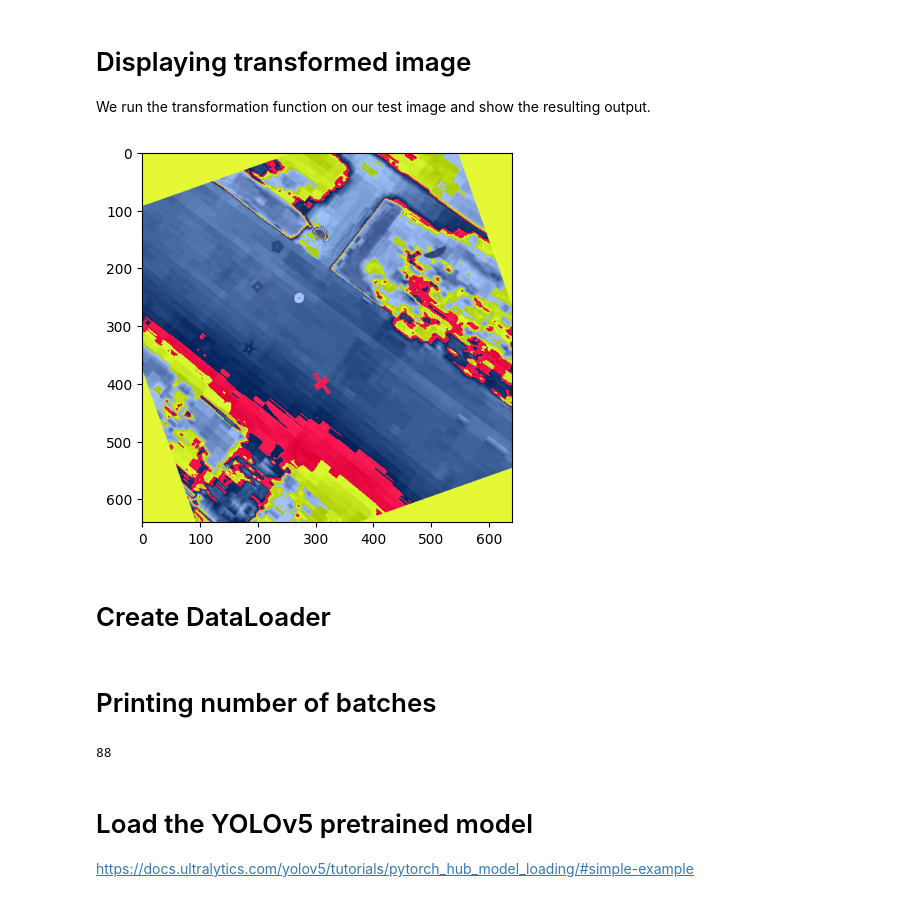
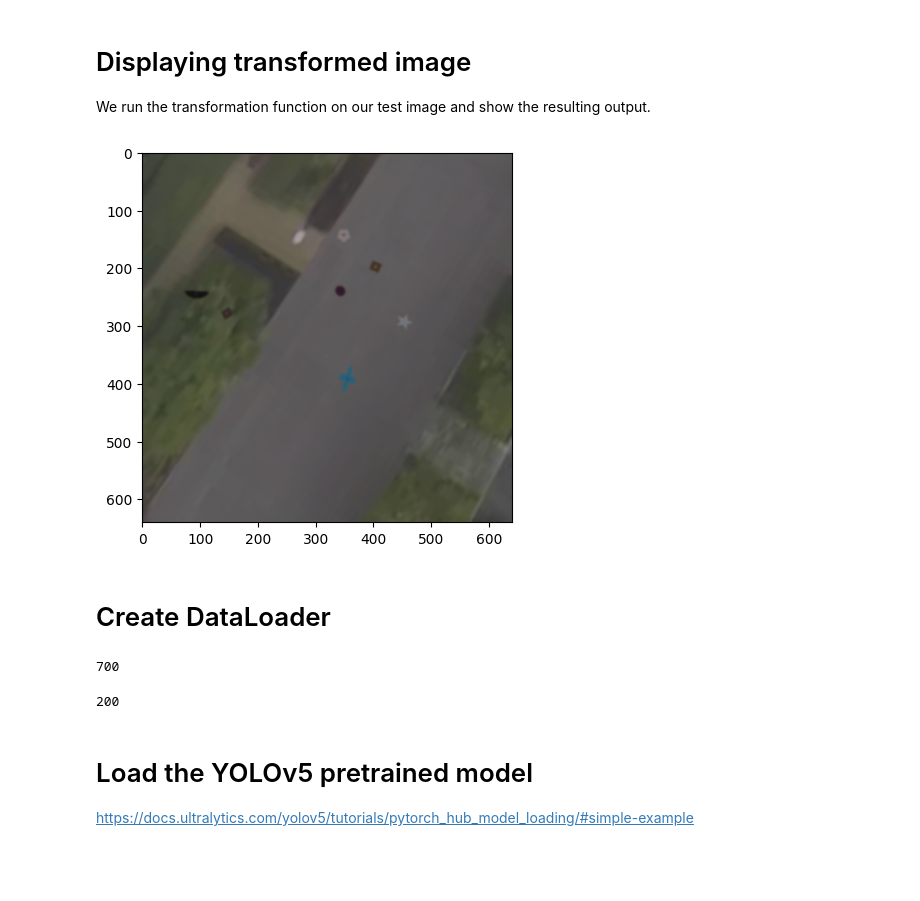
Before and after one commit to ofjuneskies/objectify, a Jupyter notebook: uav-forge-beta.ipynb, the cells around one changed output. Cells and saved outputs as stored; diff of their text form; code cells hidden in the pictures; blank space fills up the shorter version.

```diff
--- a/uav-forge-beta.ipynb
+++ b/uav-forge-beta.ipynb
@@ -214,11 +231,12 @@ plt.show()
 We run the transformation function on our test image and show the resulting output.
 # %%
 transformed_img = transform(img)
-pil_image = v2.ToPILImage()(transformed_img)
+# pil_image = v2.ToPILImage()(transformed_img)
+pil_image = np.moveaxis(transformed_img.cpu().numpy(), 0, -1) * [0.229, 0.224, 0.225] + [0.485, 0.456, 0.406]
 plt.imshow(pil_image)
 plt.show()
 # %% [output]
-[figure, old version]
+[figure, new version]
 # %% [markdown]
 # Create DataLoader
 # %%
@@ -230,14 +248,27 @@ train_labels_folder = '/kaggle/input/forge-4000/4000_all_labels/train/labels'
 train_dataset = ForgeDataset(images_folder=train_images_folder, labels_folder=train_labels_folder, transform=transform)
 
 # Create DataLoader
-train_loader = DataLoader(train_dataset, batch_size=32, shuffle=True, num_workers=4)
+train_loader = DataLoader(train_dataset, batch_size=4, shuffle=True, num_workers=4)
+
+print(len(train_loader))
+# number of batches (images/batch_size)
+# %% [output]
+700
-# %% [markdown]
-# Printing number of batches
-# %%
-print(len(train_loader))
-# number of batches (images/batch_size)
-# %% [output]
-88
+# %%
+# Paths to the folders
+valid_images_folder = '/kaggle/input/forge-4000/4000_all_labels/valid/images'
+valid_labels_folder = '/kaggle/input/forge-4000/4000_all_labels/valid/labels'
+
+# Initialize Dataset
+valid_dataset = ForgeDataset(images_folder=valid_images_folder, labels_folder=valid_labels_folder, transform=transform)
+
+# Create DataLoader
+valid_loader = DataLoader(valid_dataset, batch_size=4, shuffle=True, num_workers=4)
+
+print(len(valid_loader))
+# number of batches (images/batch_size)
+# %% [output]
+200
 # %% [markdown]
 # Load the YOLOv5 pretrained model
 
```
Also changed, not shown: parts of 12 cells of this notebook.
